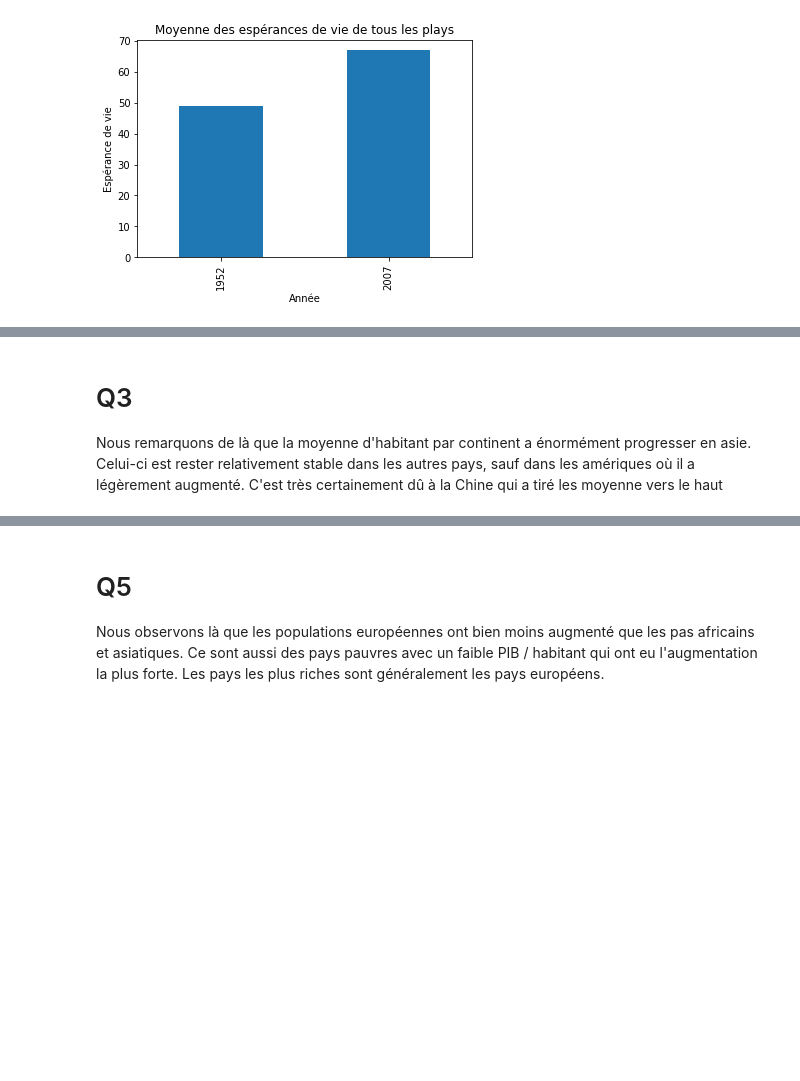
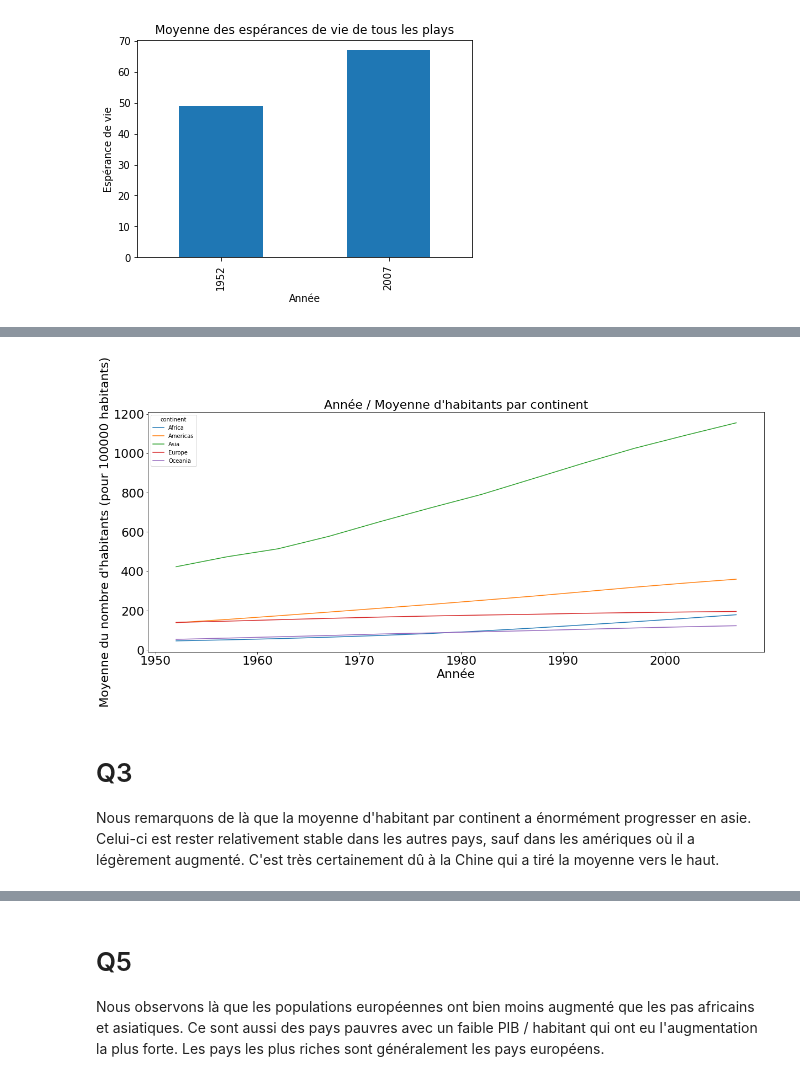
Before and after one commit to KevinFerati/LaboISD, a Jupyter notebook: 3 - Panda, EDA/gapminder.ipynb, the cells around one changed output, grey strips where cells are left out. Cells and saved outputs as stored; diff of their text form; code cells hidden in the pictures; blank space fills up the shorter version.

```diff
--- a/3 - Panda, EDA/gapminder.ipynb
+++ b/3 - Panda, EDA/gapminder.ipynb
@@ -129,15 +126,22 @@ On peut remarquer, en calculant la valeur et en observant le graphique, que le c
 # %%
 # 8
+def set_labels(plot, x, y, title):
+    plot.set_xlabel(x, fontsize=fontsize)
+    plot.set_ylabel(y, fontsize=fontsize)
+    plot.set_title(title, fontsize=fontsize)
 
 factor = 100_000
 ylabel =  "Moyenne du nombre d'habitants (pour " + str(factor) + " habitants)"
 popMeansPerContinentYear = gm.groupby(["continent", "year"])["pop"].mean().apply(lambda x: int(x)) / factor
-axes = popMeansPerContinentYear.unstack(level=0).plot(figsize=(12, 7), xlabel = "Année", ylabel = ylabel)
+axes = popMeansPerContinentYear.unstack(level=0).plot(figsize=(20, 8), fontsize=fontsize)
 axes.ticklabel_format(style="plain", useOffset=True)
+set_labels(axes, "Année", ylabel, "Année / Moyenne d'habitants par continent")
+# %% [output]
+[figure, added]
 # %% [markdown]
 # Q3
 
-Nous remarquons de là que la moyenne d'habitant par continent a énormément progresser en asie. Celui-ci est rester relativement stable dans les autres pays, sauf dans les amériques où il a légèrement augmenté. C'est très certainement dû à la Chine qui a tiré les moyenne vers le haut
+Nous remarquons de là que la moyenne d'habitant par continent a énormément progresser en asie. Celui-ci est rester relativement stable dans les autres pays, sauf dans les amériques où il a légèrement augmenté. C'est très certainement dû à la Chine qui a tiré la moyenne vers le haut.
 # %%
 countries = gm[gm["year"].isin(year)][["country", "continent", "pop", "gdpPercap", "year", "lifeExp"]]
 map = {"Asia": "blue", "Europe" : "orange", "Africa" : "green", "Oceania": "red", "Americas":"black"}
```
Also changed, not shown: parts of 7 cells of this notebook.
